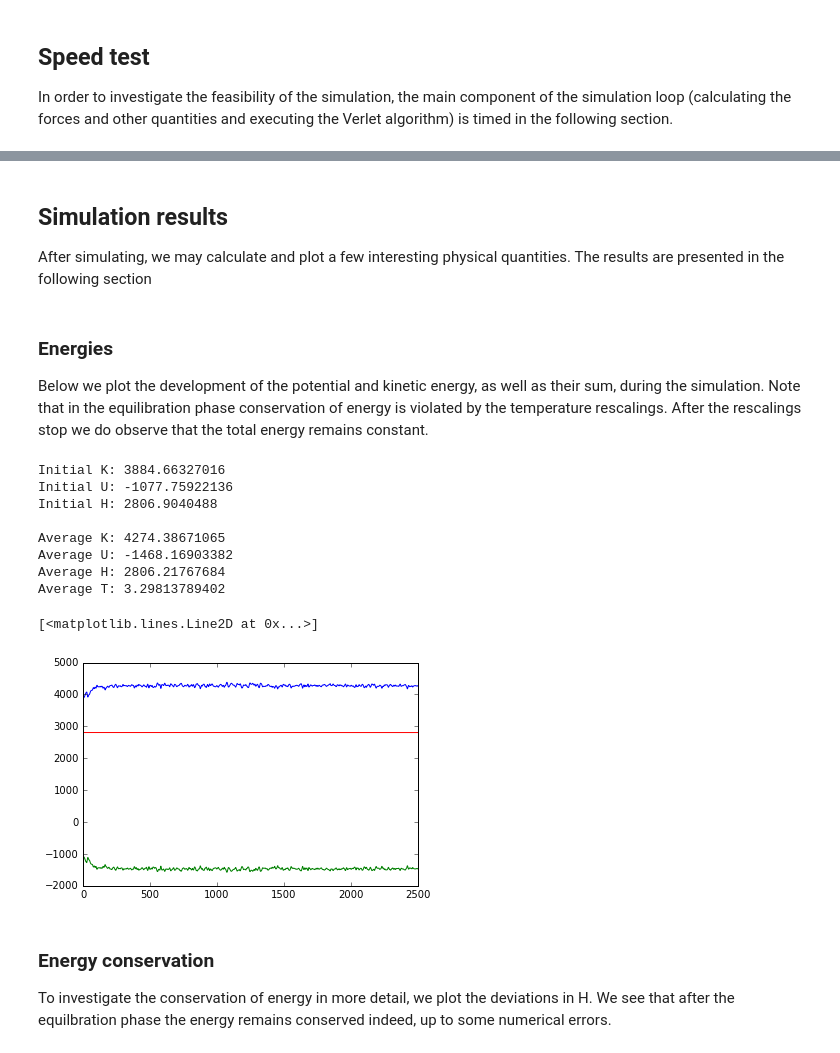
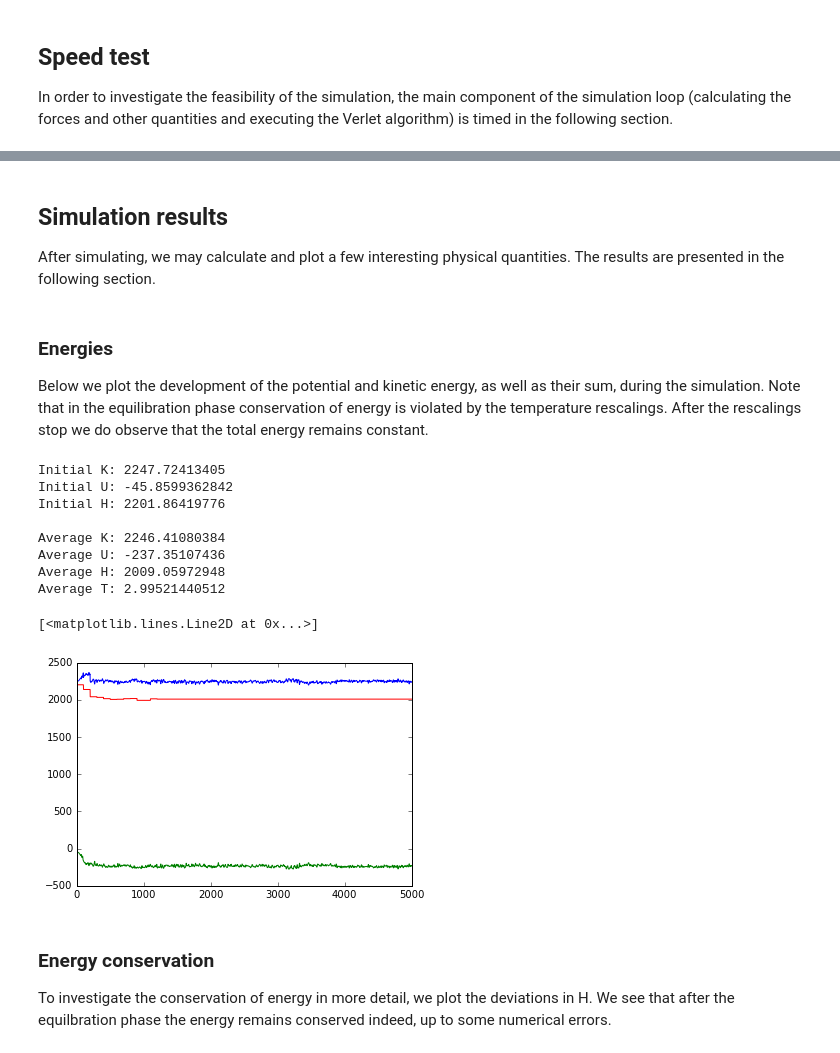
Before and after one commit to JesseSlim/comp-phys-2016, a Jupyter notebook: molecular-dynamics/simulation/ArgonSimulation.ipynb, the cells around one changed output, grey strips where cells are left out. Saved outputs shown, nothing was run; the diff lists cells and outputs as text; code cells hidden in the pictures.

```diff
--- a/molecular-dynamics/simulation/ArgonSimulation.ipynb
+++ b/molecular-dynamics/simulation/ArgonSimulation.ipynb
@@ -24,22 +24,25 @@ def print_fl(output):
 In the following block, all relevant system parameters are set.
 # %%
 ## simulation parameters
-simulationTime = 10.0 # total simulation time
+simulationTime = 20.0 # total simulation time
 h = 0.004 # time step
 numSteps = int(simulationTime/h) # number of simulation steps
 numFrames = 50 # number of frames of the molecular configuration to be shown during simulation
 reportFreq = 0.01 # fraction of simulation progress that should be reported by a short text message
 
 rescalingPeriod = 100 # number of time steps between each velocity rescaling to reach the desired temperature
-equilibrationTime = 0.0 # time until we consider the system to be in equilibrium
+rescalingTime = 5.0 # time until we should do the rescaling procedure to end up at the desired temperature
+equilibrationTime = 10.0 # time until we consider the system to be in equilibrium
 equilibriumStart = int(equilibrationTime/h) # time step from which we consider the system to be in equilibrium
 
 ## system parameters
-M = 6 # number of unit cells to initialize atoms in
+M = 5 # number of unit cells to initialize atoms in
+
+desiredT = 3.0 # temperature the system should be equilibrated towards
+rho = 0.08 # density of the system
+
 n = 4*M**3 # total number of atoms to be simulated
-desiredT = 3.0 # temperature the system should be equilibrated towards
 sigma_v = np.sqrt(desiredT) # spread of the initial velocities
-rho = 0.3 # density of the system
 L = np.power(n/rho, 1/3) # linear size of the (cubic) system
 
 ## output data
@@ -279,7 +288,7 @@ Simulation finished
 # %% [markdown]
 ## Simulation results
 
-After simulating, we may calculate and plot a few interesting physical quantities. The results are presented in the following section
+After simulating, we may calculate and plot a few interesting physical quantities. The results are presented in the following section.
 # %% [markdown]
 ### Energies
 
@@ -287,31 +296,33 @@ Below we plot the development of the potential and kinetic energy, as well as th
 # %%
 H = K + U
 T = 2*K/(3*n)
 
 print("Initial K: " + str(K[0]))
 print("Initial U: " + str(U[0]))
 print("Initial H: " + str(H[0]))
 print("")
-print("Average K: " + str(np.mean(K[-int(len(K)/2):])))
-print("Average U: " + str(np.mean(U[-int(len(K)/2):])))
-print("Average H: " + str(np.mean(H[-int(len(K)/2):])))
+print("Average K: " + str(np.mean(K[equilibriumStart:])))
+print("Average U: " + str(np.mean(U[equilibriumStart:])))
+print("Average H: " + str(np.mean(H[equilibriumStart:])))
 
-print("Average T: " + str(np.mean(T[-int(len(K)/2):])))
+avgT = np.mean(T[equilibriumStart:])
+
+print("Average T: " + str(avgT))
 
 plt.plot(K)
 plt.plot(U)
 plt.plot(H)
 # %% [output]
-Initial K: 3884.66327016
-Initial U: -1077.75922136
-Initial H: 2806.9040488
+Initial K: 2247.72413405
+Initial U: -45.8599362842
+Initial H: 2201.86419776
 
-Average K: 4274.38671065
-Average U: -1468.16903382
-Average H: 2806.21767684
-Average T: 3.29813789402
+Average K: 2246.41080384
+Average U: -237.35107436
+Average H: 2009.05972948
+Average T: 2.99521440512
 [<matplotlib.lines.Line2D at 0x...>]
-[figure, old version]
+[figure, new version]
 # %% [markdown]
 ### Energy conservation
 
```
Also changed, not shown: parts of 13 cells of this notebook.
